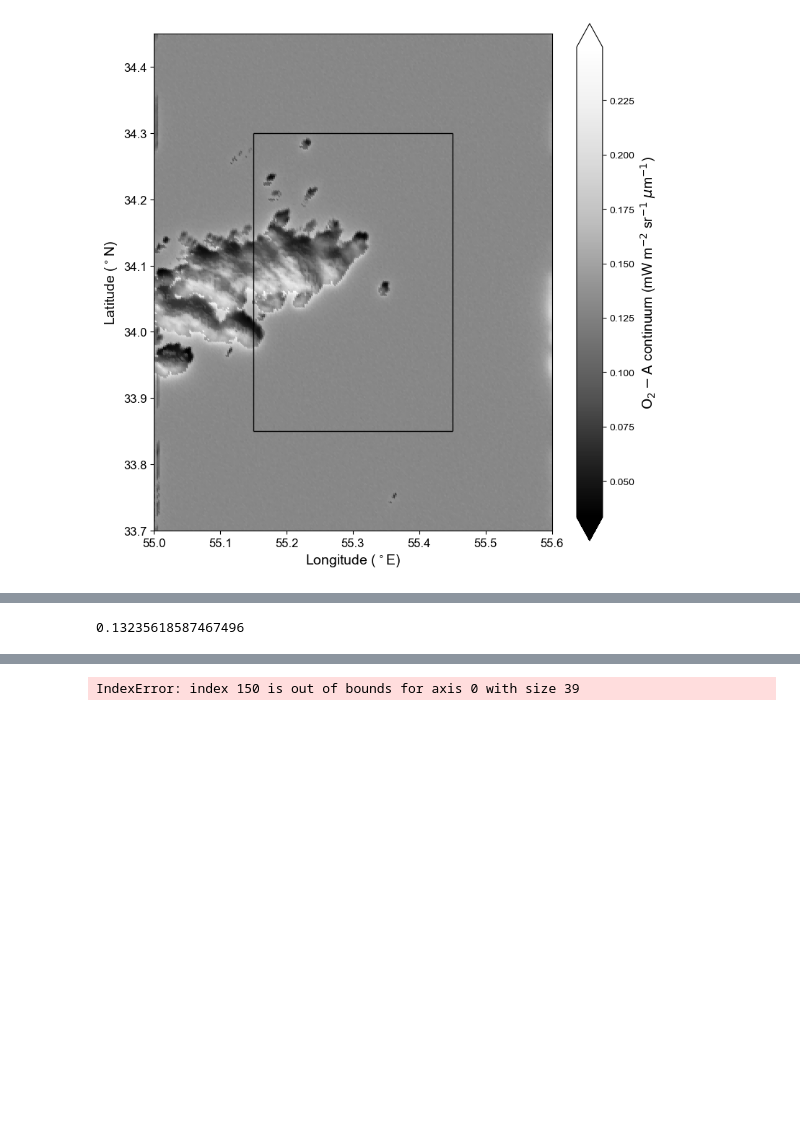
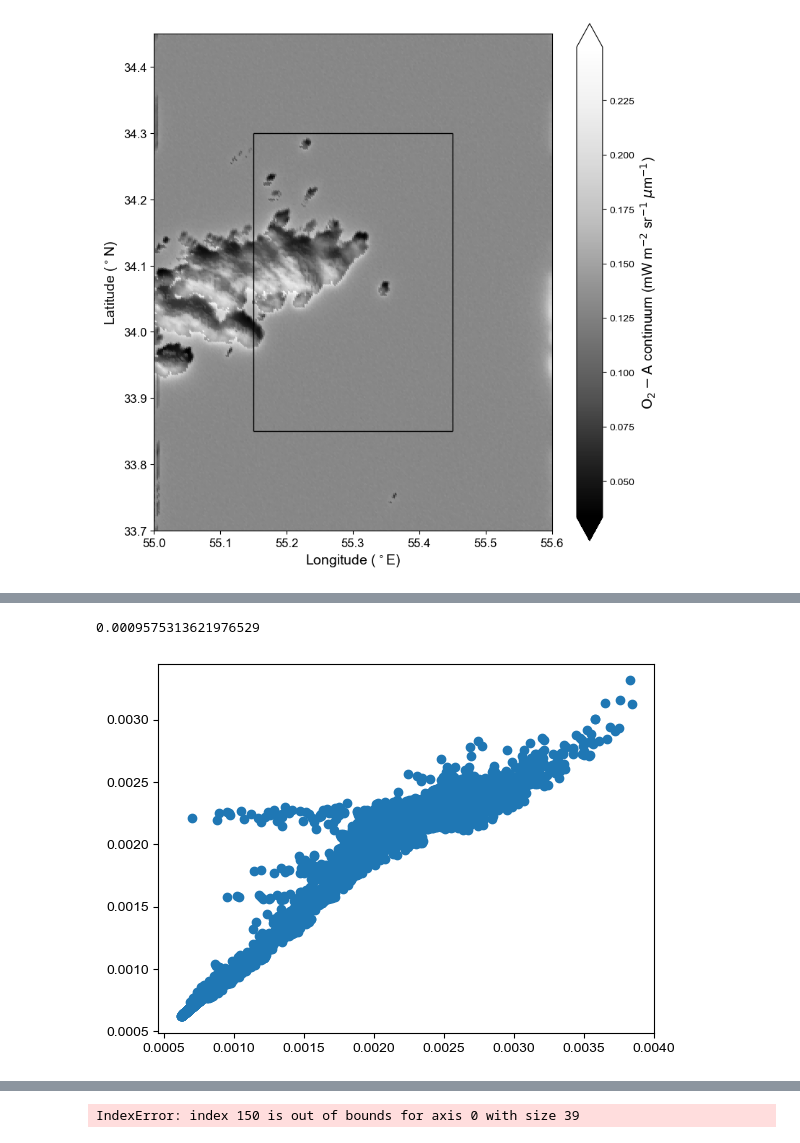
Before and after one commit to ywchen-tw/OCO2, a Jupyter notebook: analysis/test.ipynb, the cells around one changed output, grey strips where cells are left out. Saved outputs shown, nothing was run; the diff lists cells and outputs as text; code cells hidden in the pictures; blank space fills up the shorter version.

```diff
--- a/analysis/test.ipynb
+++ b/analysis/test.ipynb
@@ -191,8 +228,13 @@ f.tight_layout()
 # %%
-self = o1
+self = o3
 z = 150
 fp = 150
 #print(f'cloud distance: {cld_dist[z, fp]} km')
 self.rad_c3d_5[z,fp,-1]
 # %% [output]
-0.13235618587467496
+0.0009575313621976529
+# %%
+plt.scatter(self.rad_c3d_5[:,:,-1], self.rad_c1d_5[:,:,-1])
+plt.show()
+# %% [output]
+[figure, added]
```
Also changed, not shown: parts of 7 cells of this notebook, 1 other file.
